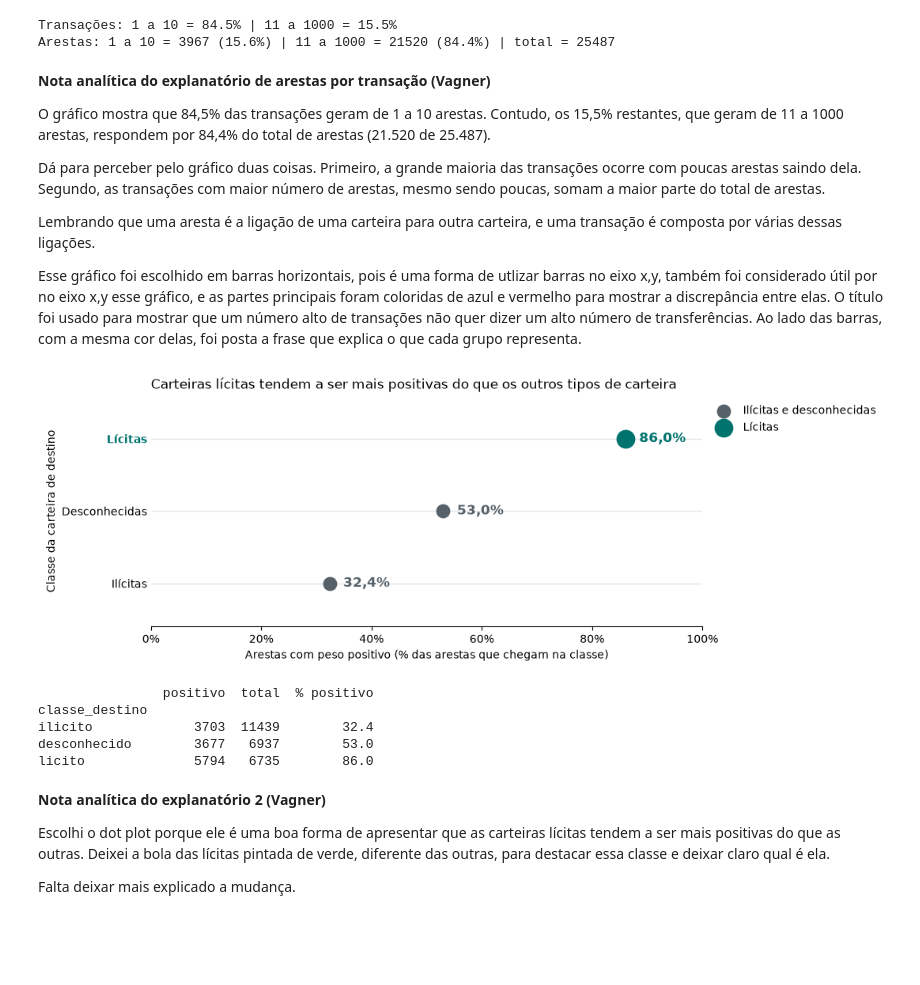
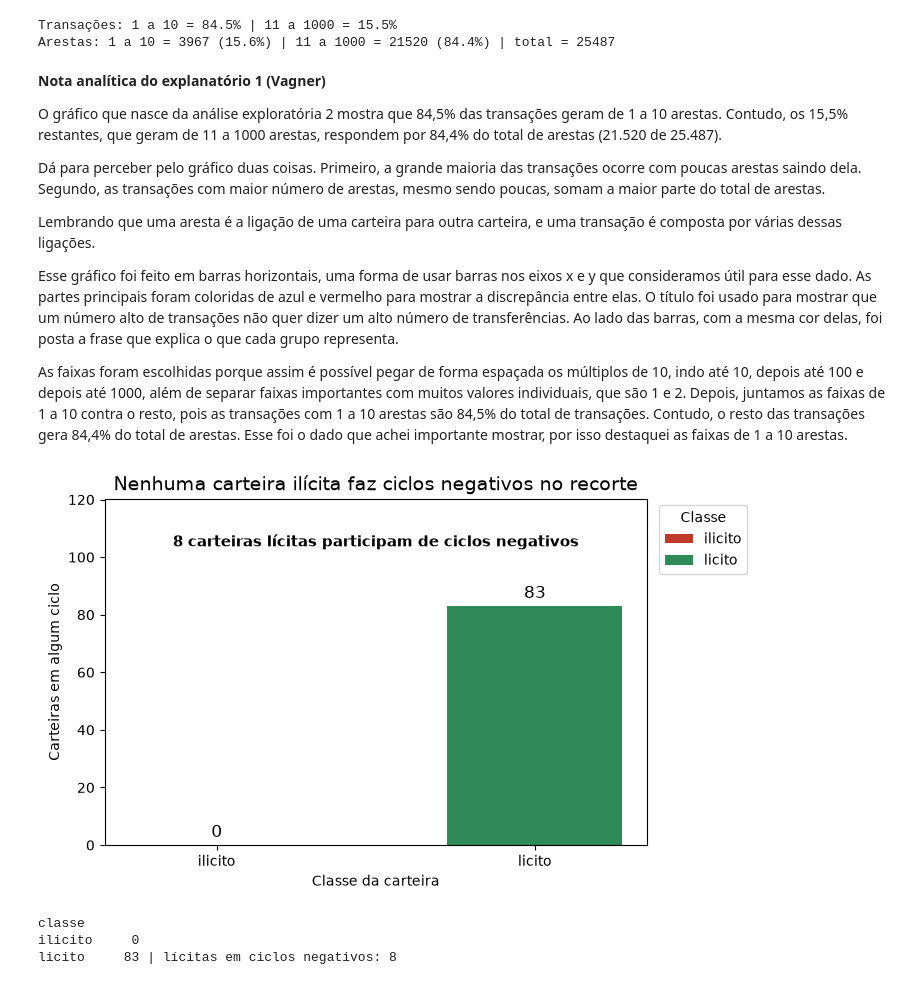
Before and after one commit to davimqz/Projetos-Grafos, a Jupyter notebook: notebooks/avd/01_exploratoria.ipynb, the cells around one changed output. Saved outputs shown, nothing was run; the diff lists cells and outputs as text; code cells hidden in the pictures; blank space fills up the shorter version.

```diff
--- a/notebooks/avd/01_exploratoria.ipynb
+++ b/notebooks/avd/01_exploratoria.ipynb
@@ -861,56 +928,38 @@ print(f"Arestas: 1 a 10 = {arestas_por_faixa[eh_1_10].sum()} ({pct_arestas_1_10:
 Transações: 1 a 10 = 84.5% | 11 a 1000 = 15.5%
 Arestas: 1 a 10 = 3967 (15.6%) | 11 a 1000 = 21520 (84.4%) | total = 25487
 # %% [markdown]
-**Nota analítica do explanatório de arestas por transação (Vagner)**
+**Nota analítica do explanatório 1 (Vagner)**
 
-O gráfico mostra que 84,5% das transações geram de 1 a 10 arestas. Contudo, os 15,5% restantes, que geram de 11 a 1000 arestas, respondem por 84,4% do total de arestas (21.520 de 25.487).
+O gráfico que nasce da análise exploratória 2 mostra que 84,5% das transações geram de 1 a 10 arestas. Contudo, os 15,5% restantes, que geram de 11 a 1000 arestas, respondem por 84,4% do total de arestas (21.520 de 25.487).
 
 Dá para perceber pelo gráfico duas coisas. Primeiro, a grande maioria das transações ocorre com poucas arestas saindo dela. Segundo, as transações com maior número de arestas, mesmo sendo poucas, somam a maior parte do total de arestas.
 
 Lembrando que uma aresta é a ligação de uma carteira para outra carteira, e uma transação é composta por várias dessas ligações.
 
-Esse gráfico foi escolhido em barras horizontais, pois é uma forma de utlizar barras no eixo x,y, também foi considerado útil por no eixo x,y esse gráfico, e as partes principais foram coloridas de azul e vermelho para mostrar a discrepância entre elas. O título foi usado para mostrar que um número alto de transações não quer dizer um alto número de transferências. Ao lado das barras, com a mesma cor delas, foi posta a frase que explica o que cada grupo representa.
+Esse gráfico foi feito em barras horizontais, uma forma de usar barras nos eixos x e y que consideramos útil para esse dado. As partes principais foram coloridas de azul e vermelho para mostrar a discrepância entre elas. O título foi usado para mostrar que um número alto de transações não quer dizer um alto número de transferências. Ao lado das barras, com a mesma cor delas, foi posta a frase que explica o que cada grupo representa.
+
+As faixas foram escolhidas porque assim é possível pegar de forma espaçada os múltiplos de 10, indo até 10, depois até 100 e depois até 1000, além de separar faixas importantes com muitos valores individuais, que são 1 e 2. Depois, juntamos as faixas de 1 a 10 contra o resto, pois as transações com 1 a 10 arestas são 84,5% do total de transações. Contudo, o resto das transações gera 84,4% do total de arestas. Esse foi o dado que achei importante mostrar, por isso destaquei as faixas de 1 a 10 arestas.
-# %%
-# [IA] Claude Code – sintaxe matplotlib do explanatório 2 (dot plot); tipo de gráfico, ideia, título e destaque das lícitas definidos pelo Vagner, com base no gráfico 4
-pct_positivo = (100 * sinais["positivo"] / sinais.sum(axis=1)).loc[["ilicito", "desconhecido", "licito"]]
-nomes = {"licito": "Lícitas", "desconhecido": "Desconhecidas", "ilicito": "Ilícitas"}
-cor_destaque, cor_demais = "#00736f", "#56616a"
-
-fig, ax = plt.subplots(figsize=(9, 3.8))
-for y, (classe, valor) in enumerate(pct_positivo.items()):
-    cor = cor_destaque if classe == "licito" else cor_demais
-    tamanho = 260 if classe == "licito" else 140
-    ax.hlines(y, 0, 100, color="#e3e7ea", linewidth=1, zorder=1)
-    ax.scatter(valor, y, s=tamanho, color=cor, zorder=3)
-    ax.text(valor + 2.5, y, f"{valor:.1f}%".replace(".", ","), va="center", fontsize=12, fontweight="bold", color=cor)
-ax.set_yticks(range(len(pct_positivo)), [nomes[c] for c in pct_positivo.index])
-ax.get_yticklabels()[-1].set_color(cor_destaque)
-ax.get_yticklabels()[-1].set_fontweight("bold")
-ax.set_xlim(0, 100)
-ax.set_ylim(-0.6, len(pct_positivo) - 0.4)
-ax.xaxis.set_major_formatter(plt.FuncFormatter(lambda v, _: f"{v:.0f}%"))
-for lado in ["top", "right", "left"]:
-    ax.spines[lado].set_visible(False)
-ax.tick_params(axis="y", length=0)
-ax.set_title("Carteiras lícitas tendem a ser mais positivas do que os outros tipos de carteira", loc="left")
-ax.set_xlabel("Arestas com peso positivo (% das arestas que chegam na classe)")
-ax.set_ylabel("Classe da carteira de destino")
-ax.scatter([], [], s=140, color=cor_demais, label="Ilícitas e desconhecidas")
-ax.scatter([], [], s=260, color=cor_destaque, label="Lícitas")
-ax.legend(loc="upper left", bbox_to_anchor=(1.0, 1.0), frameon=False)
-plt.savefig(SAIDA + "explanatoria_2.png", dpi=150, bbox_inches="tight")
-plt.show()
-print(pd.DataFrame({"positivo": sinais["positivo"], "total": sinais.sum(axis=1), "% positivo": (100 * sinais["positivo"] / sinais.sum(axis=1)).round(1)}))
-# %% [output]
-[figure, removed]
-                positivo  total  % positivo
-classe_destino
-ilicito             3703  11439        32.4
-desconhecido        3677   6937        53.0
-licito              5794   6735        86.0
-# %% [markdown]
-**Nota analítica do explanatório 2 (Vagner)**
-
-Escolhi o dot plot porque ele é uma boa forma de apresentar que as carteiras lícitas tendem a ser mais positivas do que as outras. Deixei a bola das lícitas pintada de verde, diferente das outras, para destacar essa classe e deixar claro qual é ela.
-
-Falta deixar mais explicado a mudança.
+# %%
+# [IA] Claude Code – sintaxe matplotlib do explanatório 2; barras só de ilícitas e lícitas, título, texto em negrito e cores definidos pelo Vagner, com base nos gráficos 3 e 4
+CLASSES_E2 = ["ilicito", "licito"]
+em_ciclo_e2 = em_ciclo_classe.loc[CLASSES_E2]
+licitas_ciclo_neg = int(qtd_por_classe["licito"])
+
+fig, ax = plt.subplots(figsize=(7, 4.5))
+barras = ax.bar(CLASSES_E2, em_ciclo_e2, color=[CORES[c] for c in CLASSES_E2], label=CLASSES_E2, width=0.55)
+ax.bar_label(barras, padding=3, fontsize=12)
+ax.set_ylim(0, em_ciclo_e2.max() * 1.45)
+ax.set_title("Nenhuma carteira ilícita faz ciclos negativos no recorte", fontsize=14)
+ax.set_xlabel("Classe da carteira")
+ax.set_ylabel("Carteiras em algum ciclo")
+ax.text(0.5, em_ciclo_e2.max() * 1.25, f"{licitas_ciclo_neg} carteiras lícitas participam de ciclos negativos",
+        ha="center", fontsize=11, fontweight="bold")
+ax.legend(title="Classe", loc="upper left", bbox_to_anchor=(1.01, 1))
+plt.savefig(SAIDA + "explanatoria_2.png", dpi=150, bbox_inches="tight")
+plt.show()
+print(em_ciclo_e2.to_string(), "| lícitas em ciclos negativos:", licitas_ciclo_neg)
+# %% [output]
+[figure, added]
+classe
+ilicito     0
+licito     83 | lícitas em ciclos negativos: 8
```
Also changed, not shown: parts of 13 cells of this notebook, 6 other files.
